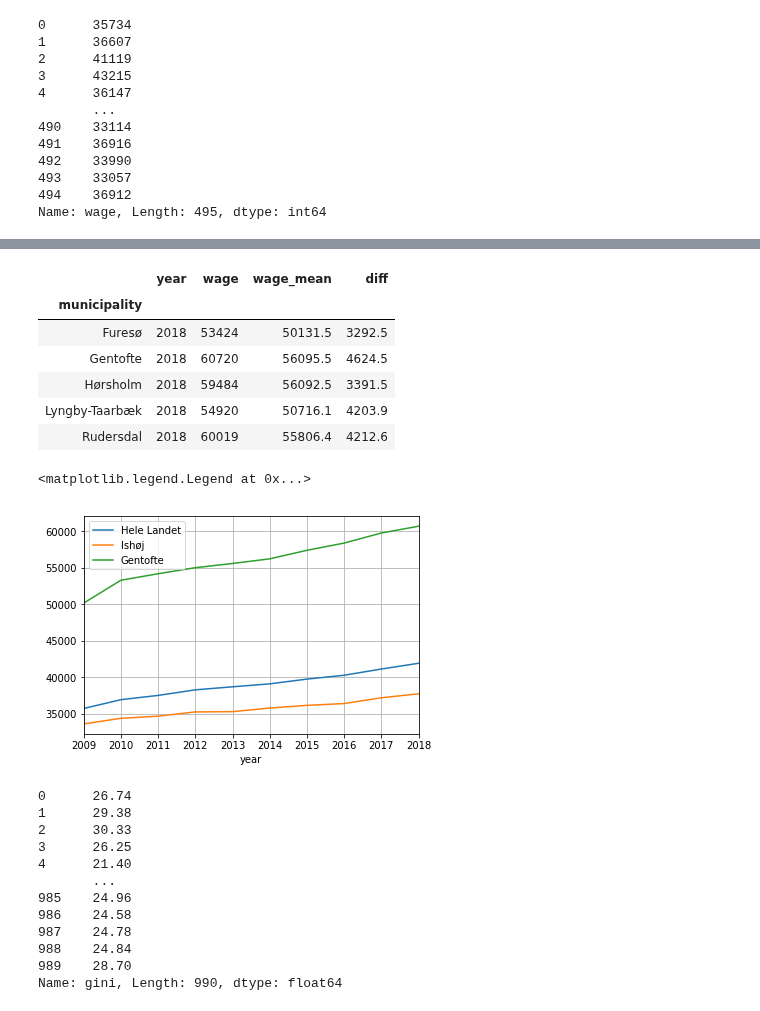
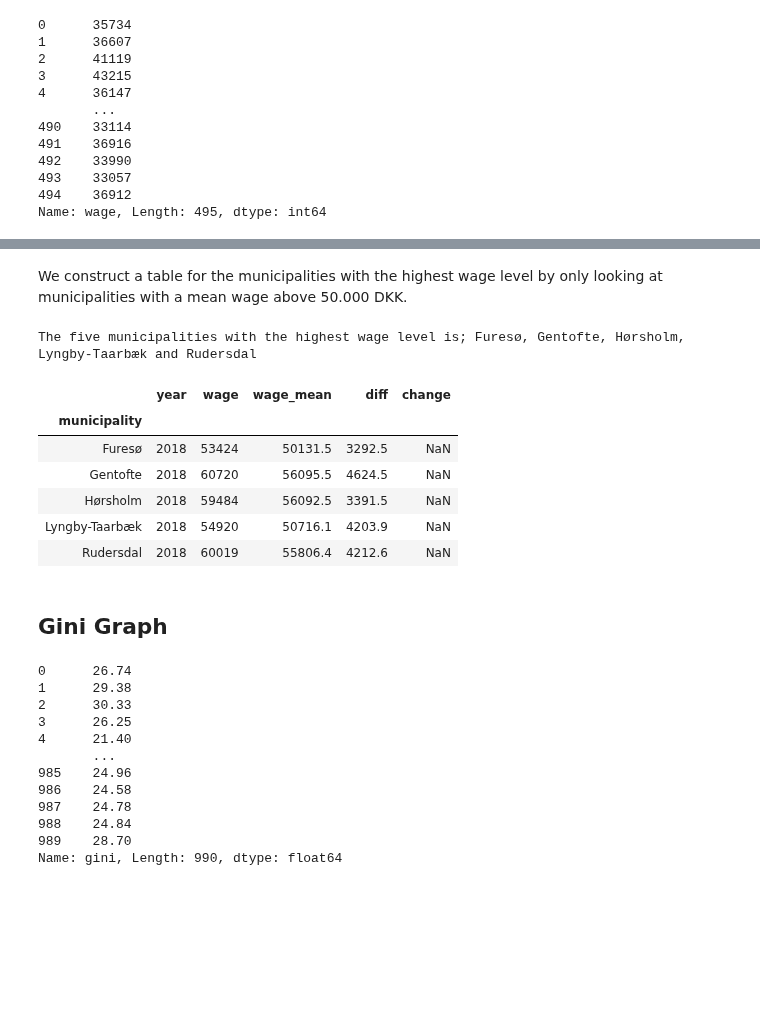
Before and after one commit to NumEconCopenhagen/projects-2020-tobiasharald, a Jupyter notebook: dataproject/dataproject.ipynb, the cells around one changed output, grey strips where cells are left out. Cells and saved outputs as stored; diff of their text form; code cells hidden in the pictures; blank space fills up the shorter version.

```diff
--- a/dataproject/dataproject.ipynb
+++ b/dataproject/dataproject.ipynb
@@ -407,34 +379,22 @@ wage_Gentoftes = wage_test.loc['Gentofte']
+# %% [markdown]
+We construct a table for the municipalities with the highest wage level by only looking at municipalities with a mean wage above 50.000 DKK.
 # %%
 #Her printes kun de rigeste (over 50.000 i gennemsnitlig løn for perioden. Her printes deres tal for 2018)
 wage_rich = wage_test.loc[(wage_test['wage_mean'] > 50000), :]
 wage_rich2018 = wage_rich.loc[(wage_rich['year'] == 2018), :]
-wage_rich2018.head(40)
+print('The five municipalities with the highest wage level is; Furesø, Gentofte, Hørsholm, Lyngby-Taarbæk and Rudersdal')
+wage_rich2018.head(6)
 # %% [output]
+The five municipalities with the highest wage level is; Furesø, Gentofte, Hørsholm, Lyngby-Taarbæk and Rudersdal
-|  | year | wage | wage_mean | diff |
-| municipality |  |  |  |  |
-| Furesø | 2018 | 53424 | 50131.5 | 3292.5 |
-| Gentofte | 2018 | 60720 | 56095.5 | 4624.5 |
-| Hørsholm | 2018 | 59484 | 56092.5 | 3391.5 |
-| Lyngby-Taarbæk | 2018 | 54920 | 50716.1 | 4203.9 |
-| Rudersdal | 2018 | 60019 | 55806.4 | 4212.6 |
+|  | year | wage | wage_mean | diff | change |
+| municipality |  |  |  |  |  |
+| Furesø | 2018 | 53424 | 50131.5 | 3292.5 | NaN |
+| Gentofte | 2018 | 60720 | 56095.5 | 4624.5 | NaN |
+| Hørsholm | 2018 | 59484 | 56092.5 | 3391.5 | NaN |
+| Lyngby-Taarbæk | 2018 | 54920 | 50716.1 | 4203.9 | NaN |
+| Rudersdal | 2018 | 60019 | 55806.4 | 4212.6 | NaN |
-# %%
-wage_hele_landet = wage_long.loc[wage_long['municipality'] == 'Hele landet', :]
-wage_Ishøj = wage_long.loc[wage_long['municipality'] == 'Ishøj', :]
-wage_Gentofte = wage_long.loc[wage_long['municipality'] == 'Gentofte', :]
-wage_hele_landet.head(10)
-
-fig = plt.figure()
-ax = fig.add_subplot(1,1,1)
-wage_hele_landet.plot(x='year',y='wage',ax=ax,label='Hele Landet')
-wage_Ishøj.plot(x='year',y='wage',ax=ax,label='Ishøj')
-wage_Gentofte.plot(x='year',y='wage',ax=ax,label='Gentofte')
-
-ax.grid(True)
-ax.legend(frameon=True)
-ax.legend(frameon=True)
-# %% [output]
-<matplotlib.legend.Legend at 0x...>
-[figure, removed]
+# %% [markdown]
+## Gini Graph
 # %%
 gini_grouped = gini_long.groupby('municipality')['gini']
 print(gini_grouped.head(10))
```
Also changed, not shown: parts of 37 cells of this notebook.
